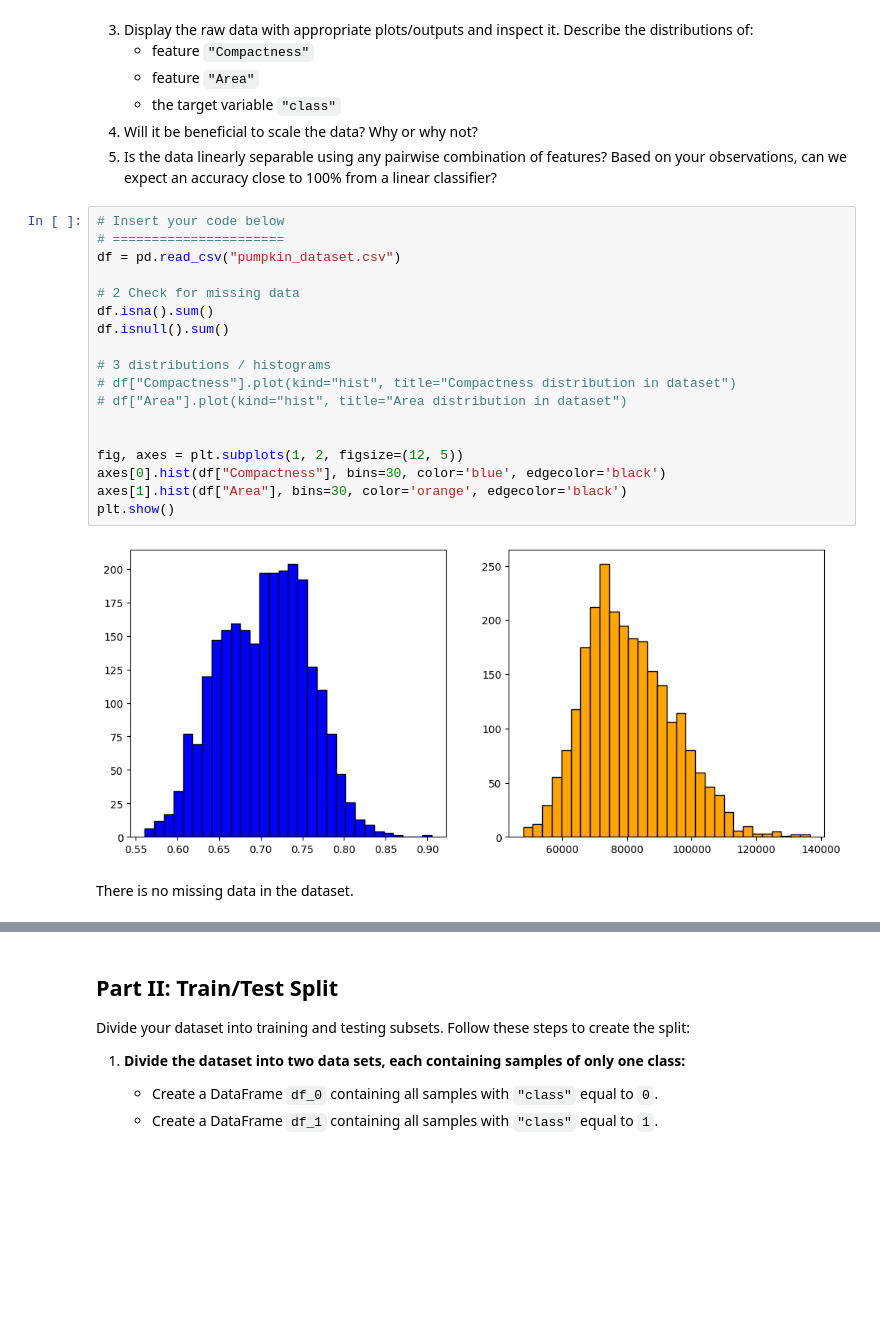
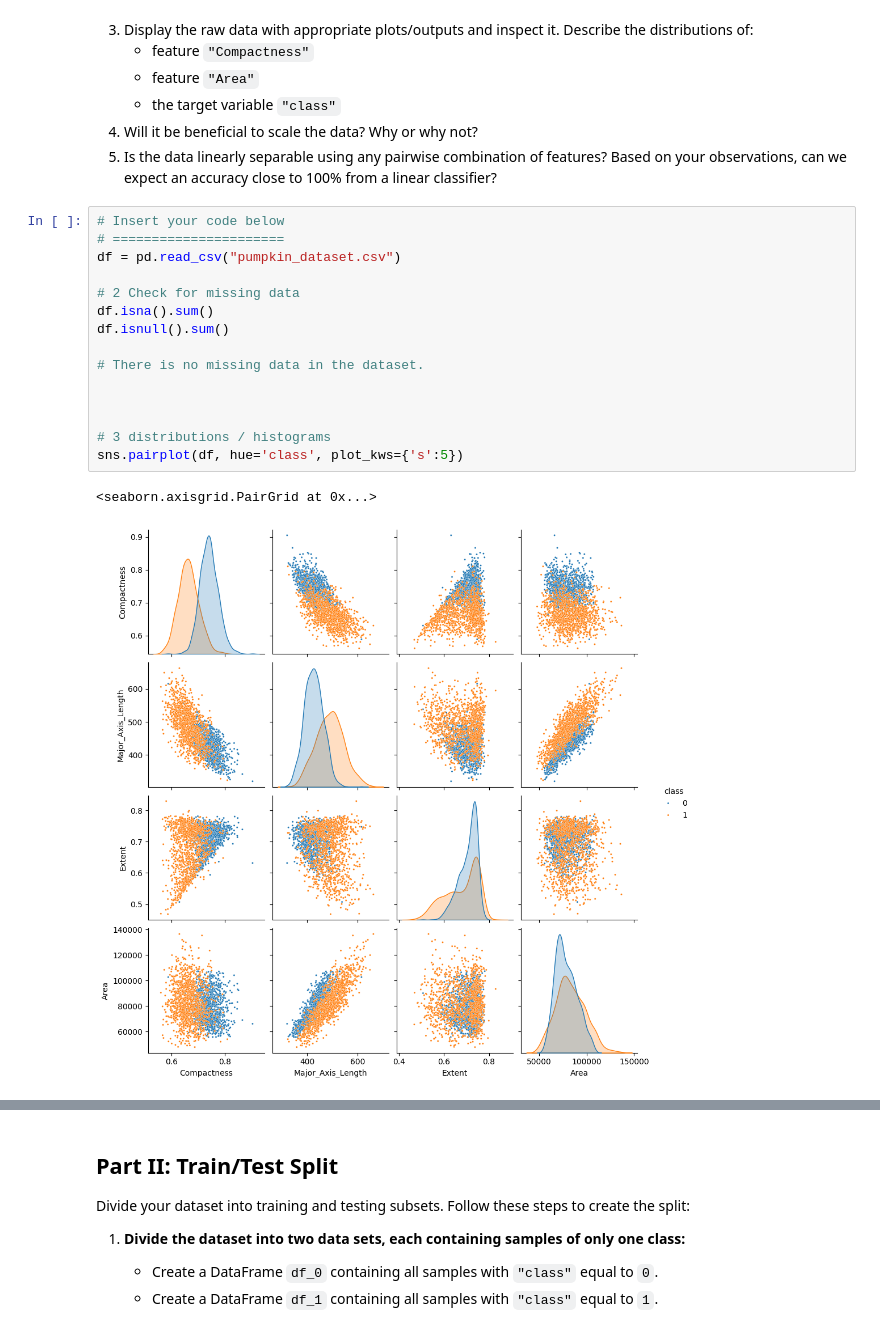
Before and after one commit to JohannesStandal/DAT200, a Jupyter notebook: CA2/CA2_DAT200_26H.ipynb, the cells around one changed output, grey strips where cells are left out. Saved outputs shown, nothing was run; the diff lists cells and outputs as text; blank space fills up the shorter version.

```diff
--- a/CA2/CA2_DAT200_26H.ipynb
+++ b/CA2/CA2_DAT200_26H.ipynb
@@ -65,22 +65,18 @@ import seaborn as sns
 # %%
 # Insert your code below
 # ======================
 df = pd.read_csv("pumpkin_dataset.csv")
 
 # 2 Check for missing data
 df.isna().sum()
 df.isnull().sum()
 
-# 3 distributions / histograms
-# df["Compactness"].plot(kind="hist", title="Compactness distribution in dataset")
-# df["Area"].plot(kind="hist", title="Area distribution in dataset")
+# There is no missing data in the dataset.
 
 
-fig, axes = plt.subplots(1, 2, figsize=(12, 5))
-axes[0].hist(df["Compactness"], bins=30, color='blue', edgecolor='black')
-axes[1].hist(df["Area"], bins=30, color='orange', edgecolor='black')
-plt.show()
+
+# 3 distributions / histograms
+sns.pairplot(df, hue='class', plot_kws={'s':5})
 # %% [output]
+<seaborn.axisgrid.PairGrid at 0x...>
-[figure, old version]
+[figure, new version]
-# %% [markdown]
-There is no missing data in the dataset.
```
Also changed, not shown: parts of 2 cells of this notebook.
